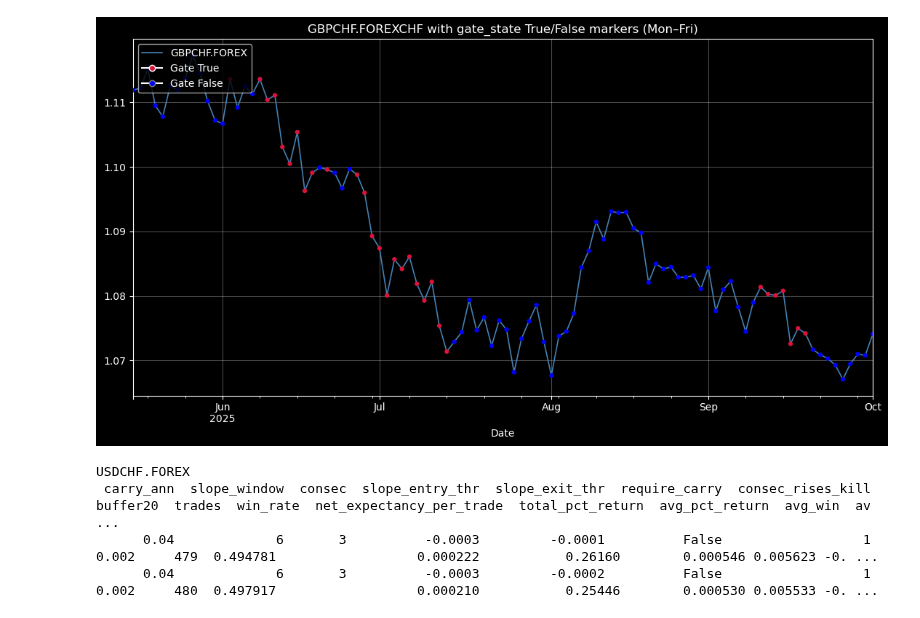
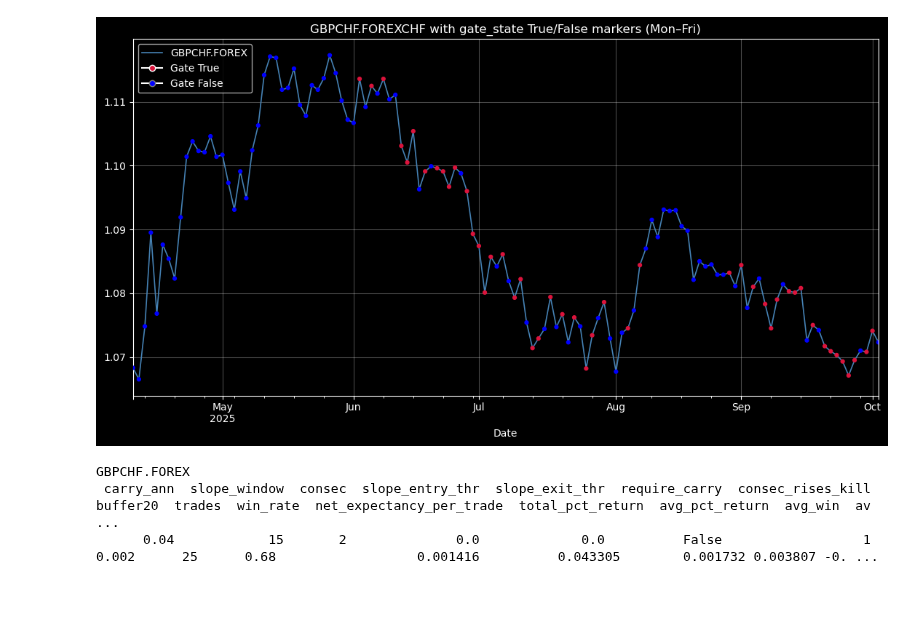
Before and after one commit to nimchimpski/GeoQuant, a Jupyter notebook: fx_hedges/fxshort_asym_copi.ipynb, the cells around one changed output. Drawn from its saved outputs; the diff is of its cells as text; code cells hidden in the pictures.

Commit message:
trim series fn ok for fxshort

```diff
--- a/fx_hedges/fxshort_asym_copi.ipynb
+++ b/fx_hedges/fxshort_asym_copi.ipynb
@@ -35,14 +39,12 @@ print (config.MAX_AGE)
 # %%
-# START = '2020-01-01'
-# MAX_AGE = 24
-
 ticker = 'GBPCHF.FOREX'
 
 df = functions1.fetch_csv_robust(ticker=ticker,params=params,  max_age=config.MAX_AGE)
 s = functions1.sort_cols(df)
 s= functions2.standardize_fx_daily_index(s)
 
-# s = functions2.trim_series(s, None, config.today)
+s = functions2.trim_series(s, '2025-4-10', config.today)
 
-print(s.head)
+print(s.head(1))
+print(s.tail(1))
 # %% [output]
@@ -83,13 +76,13 @@ gate_stateon = fxshort_gates.fxshort_gate( # LAST USD SWEEP RESULTS
     s,
     carry_ann=carry_ann,
     slope_window=15,
-    consec=3,
+    consec=2,
     buffer20=0.002,
     slope_entry_threshold=-0.0000,
-    slope_exit_threshold=-0.0002,
-    require_carry=True,
+    slope_exit_threshold=-0.0000,
+    require_carry=False,
     shift_for_signal=True,
-    consec_rises_kill=4,
+    consec_rises_kill=1,
 )
 # gate_stateon = fxshort_gates.fxshort_gate( # LAST GBP SWEEP RESULTS
 #     s,
@@ -122,7 +115,7 @@ consec_rises_kill=0'''
 
 # --- Example usage after you compute gate_stateon ---
 trades, stats = gate_tester.analyze_gate_trades(s, gate_stateon, position="short")
-print(trades.tail())
+print(trades.head(1))
 print(stats)
 # After you get trades from analyze_gate_trades
 FEE_PER_TRADE = 0.00004  # 5bp round-trip, adjust as needed
@@ -155,40 +140,40 @@ Net expectancy per trade after carry and fees: -0.00308
 # Assumes you already have `s` (price series) and `gateon` (boolean series) defined
 # Set how much tail to display (most recent N bars). Set to None for full history.
 plt.style.use('dark_background')
 
-TAIL_BARS = 100
+TAIL_BARS = 1000
 # Use Mon–Fri only for plotting to avoid weekend prints often present in FX feeds
 # s=s.tail(200)
 s_std_plot = functions2.standardize_fx_daily_index(s)
 
 # Select tail for plotting
 s_plot = s_std_plot.tail(TAIL_BARS) if TAIL_BARS else s_std_plot
 fig, ax = plt.subplots(figsize=(11, 6))
 # Base price plot
 s_plot.plot(ax=ax, color='steelblue', lw=1.2, label=ticker)
 # Align gate_state to price index (gate is Mon–Fri too)
 g = gate_stateon.reindex(s_plot.index).fillna(False).astype(bool)
 # print(f'gateon aligned to price (last 20 rows):\n{gate_stateon}')
 # Overlay markers colored by gate_state state on the price series
 colors = np.where(g.values, 'crimson', 'blue')
 ax.scatter(s_plot.index, s_plot.values, c=colors, s=12, zorder=3)
 # Legend: include price and gate_state state keys
 from matplotlib.lines import Line2D
 handles, labels = ax.get_legend_handles_labels()
 gate_true = Line2D([0],[0], marker='o', color='w', label='Gate True', markerfacecolor='crimson', markersize=6)
 gate_false = Line2D([0],[0], marker='o', color='w', label='Gate False', markerfacecolor='blue', markeredgecolor='gray', markersize=6)
 ax.legend(handles + [gate_true, gate_false], labels + ['Gate True','Gate False'], loc='upper left')
 ax.set_title(f'{ticker}CHF with gate_state True/False markers (Mon–Fri)')
 ax.grid(True, alpha=0.3)
 plt.tight_layout()
 plt.show()
 # %% [output]
-[figure, old version]
+[figure, new version]
 # %%
 results = gate_tester.sweep_fxshort_gate(
     price=s,
     gate_fn=fxshort_gates.fxshort_gate,
-    slope_window_vals=(4,5,6,8,10,12,15),
+    slope_window_vals=(4,5,6,8,10,12,15,16,20),
     consec_vals=(1,2,3),
     slope_entry_thr_vals=(0.0, -1e-4, -3e-4),
     slope_exit_thr_offsets=(0.0, 1e-4, 2e-4),
@@ -198,11 +183,10 @@ results = gate_tester.sweep_fxshort_gate(
     max_combos=None,
     min_trades=25,
 )
-top = gate_tester.summarize_top(results, top=2)
+top = gate_tester.summarize_top(results, top=1)
 print(ticker)
 print(top.to_string(index=False))
 # %% [output]
-USDCHF.FOREX
+GBPCHF.FOREX
  carry_ann  slope_window  consec  slope_entry_thr  slope_exit_thr  require_carry  consec_rises_kill  buffer20  trades  win_rate  net_expectancy_per_trade  total_pct_return  avg_pct_return  avg_win  av ...
-      0.04             6       3          -0.0003         -0.0001          False                  1     0.002     479  0.494781                  0.000222           0.26160        0.000546 0.005623 -0. ...
-      0.04             6       3          -0.0003         -0.0002          False                  1     0.002     480  0.497917                  0.000210           0.25446        0.000530 0.005533 -0. ...
+      0.04            15       2              0.0             0.0          False                  1     0.002      25      0.68                  0.001416          0.043305        0.001732 0.003807 -0. ...
```
Also changed, not shown: parts of 3 cells of this notebook, 15 other files.
